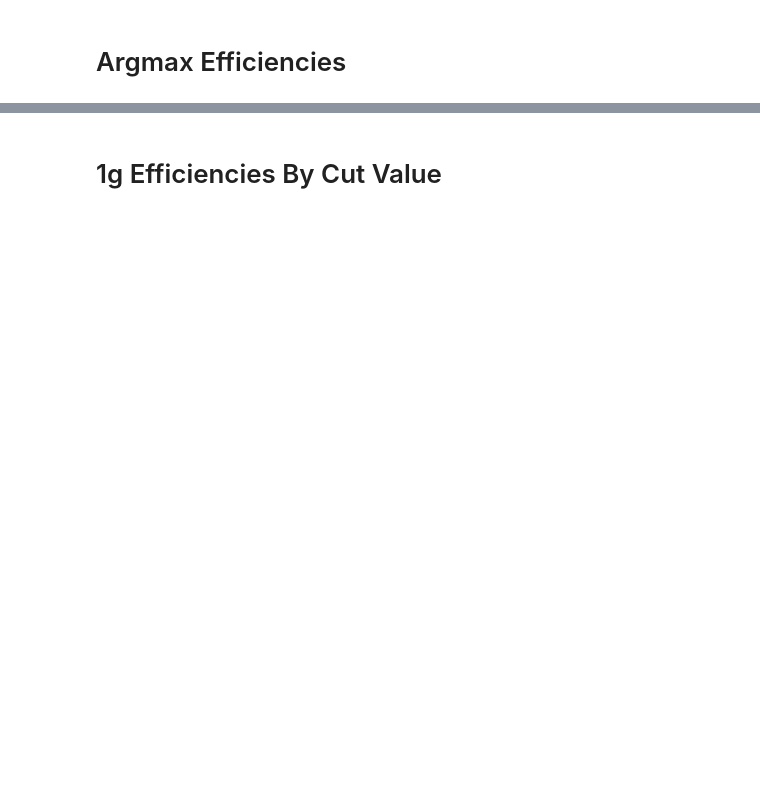
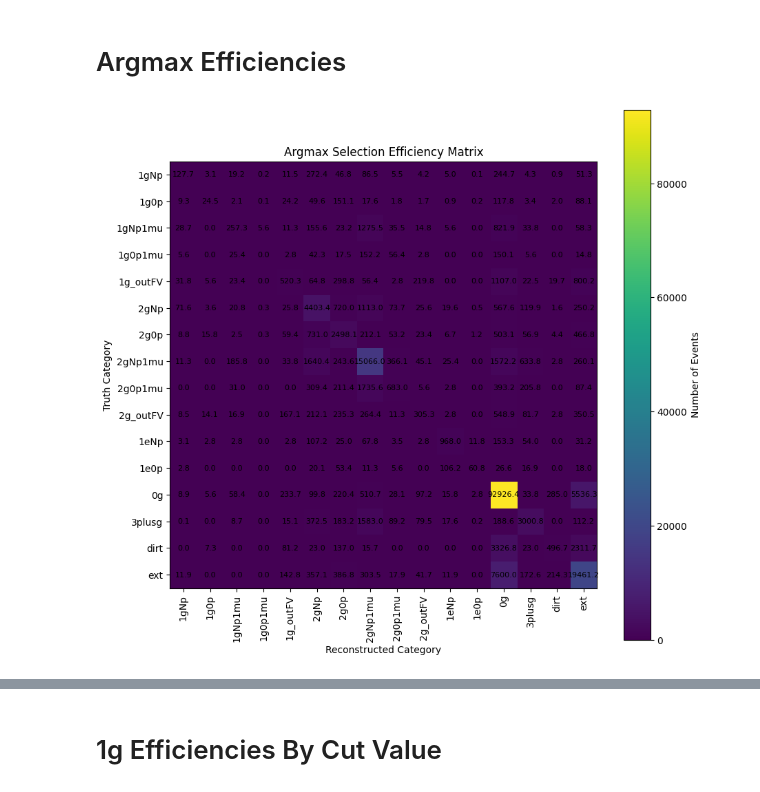
Before and after one commit to leehagaman/uboone_ngem, a Jupyter notebook: ipynb_notebooks/efficiencies.ipynb, the cells around one changed output, grey strips where cells are left out. Cells and saved outputs as stored; diff of their text form; code cells hidden in the pictures; blank space fills up the shorter version.

```diff
--- a/ipynb_notebooks/efficiencies.ipynb
+++ b/ipynb_notebooks/efficiencies.ipynb
@@ -42,8 +42,13 @@ prob_categories = ["prob_" + cat for cat in sig_categories]
 for prob in prob_categories:
     merged_df[prob] = merged_df[prob].fillna(-1)
 
+
 num_train_events = len(merged_df.query("used_for_training == True"))
 num_test_events = len(merged_df.query("used_for_testing == True"))
+print(f"{len(merged_df)=}")
+print(f"{num_train_events=}")
+print(f"{num_test_events=}")
+
 frac_test = num_test_events / (num_train_events + num_test_events)
 print(f"weighting up by the fraction of test events: {frac_test:.3f}")
 
@@ -57,7 +62,7 @@ for i in range(len(merged_df)):
         modified_net_weights.append(wc_net_weights[i])
 merged_df["wc_net_weight"] = modified_net_weights
 
-merged_df = merged_df.query("used_for_testing == True")
+merged_df = merged_df.query("used_for_testing == True or not (used_for_testing == used_for_testing)") # include nans here as well, events which didn't pass pre-selection
 generic_merged_df = merged_df.query("wc_kine_reco_Enu > 0")
 presel_merged_df = generic_merged_df.query("wc_shw_sp_n_20mev_showers > 0")
 
@@ -89,3 +169,23 @@ for i in range(len(topological_category_labels)):
 # %% [markdown]
 # Argmax Efficiencies
+# %%
+argmax_sel_matrix = np.zeros((len(topological_category_labels), len(topological_category_labels)))
+for i in range(len(topological_category_labels)):
+    for j in range(len(topological_category_labels)):
+        argmax_sel_matrix[i, j] = presel_merged_df.query(f"topological_signal_category == '{topological_category_labels[i]}' and reco_category_argmax_index == {j}")["wc_net_weight"].sum()
+
+plt.figure(figsize=(10, 10))
+plt.imshow(argmax_sel_matrix)
+plt.colorbar(label="Number of Events")
+for i in range(len(topological_category_labels)):
+    for j in range(len(topological_category_labels)):
+        plt.text(j, i, f'{argmax_sel_matrix[i,j]:.1f}', ha='center', va='center', fontsize=8)
+plt.xticks(range(len(topological_category_labels)), topological_category_labels, rotation=90)
+plt.yticks(range(len(topological_category_labels)), topological_category_labels)
+plt.xlabel("Reconstructed Category")
+plt.ylabel("Truth Category")
+plt.title("Argmax Selection Efficiency Matrix")
+plt.show()
+# %% [output]
+[figure, added]
 # %%
```
Also changed, not shown: parts of 10 cells of this notebook, 6 other files.
